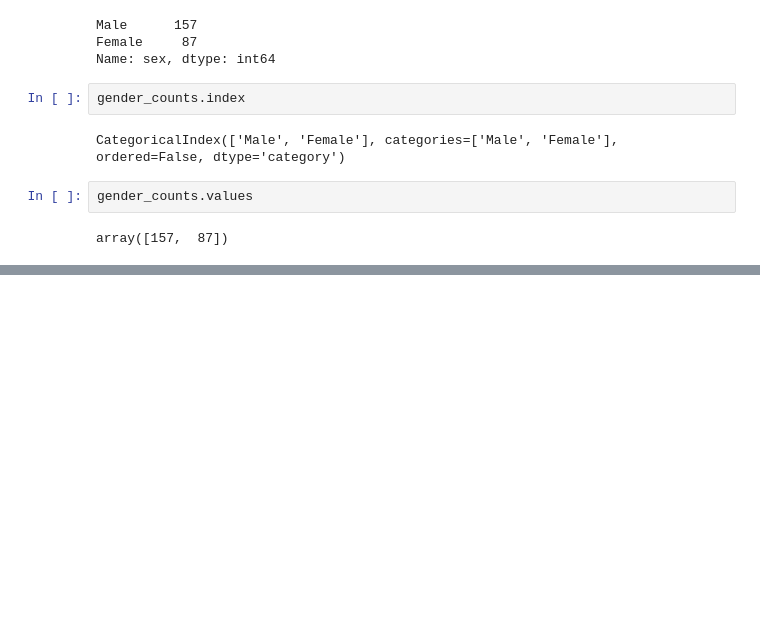
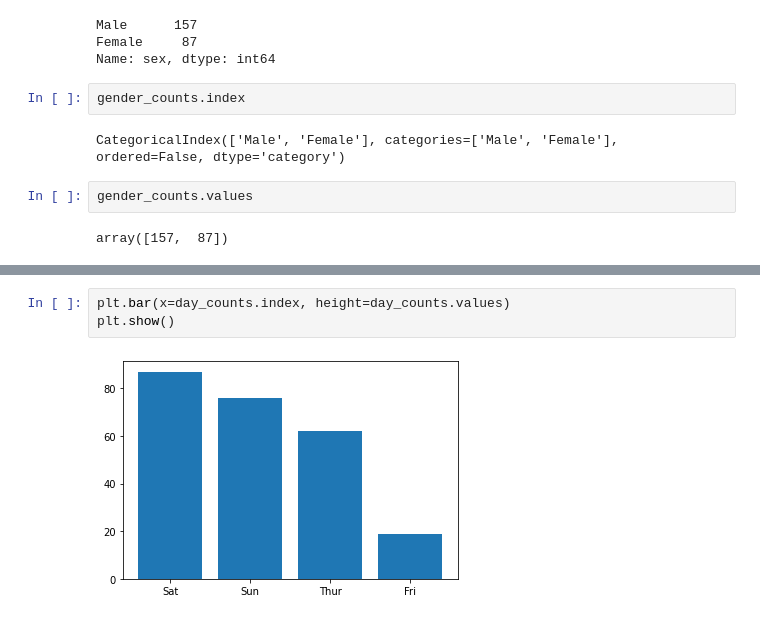
Before and after one commit to sejinseo/Itwill_Python, a Jupyter notebook: py21_matplotlib.ipynb, the cells around one changed output, grey strips where cells are left out. Cells and saved outputs as stored; diff of their text form; blank space fills up the shorter version.

```diff
--- a/py21_matplotlib.ipynb
+++ b/py21_matplotlib.ipynb
@@ -334,0 +353,5 @@ plt.show()
+# %%
+plt.bar(x=day_counts.index, height=day_counts.values)
+plt.show()
+# %% [output]
+[figure, added]
```
Also changed, not shown: parts of 13 cells of this notebook.
